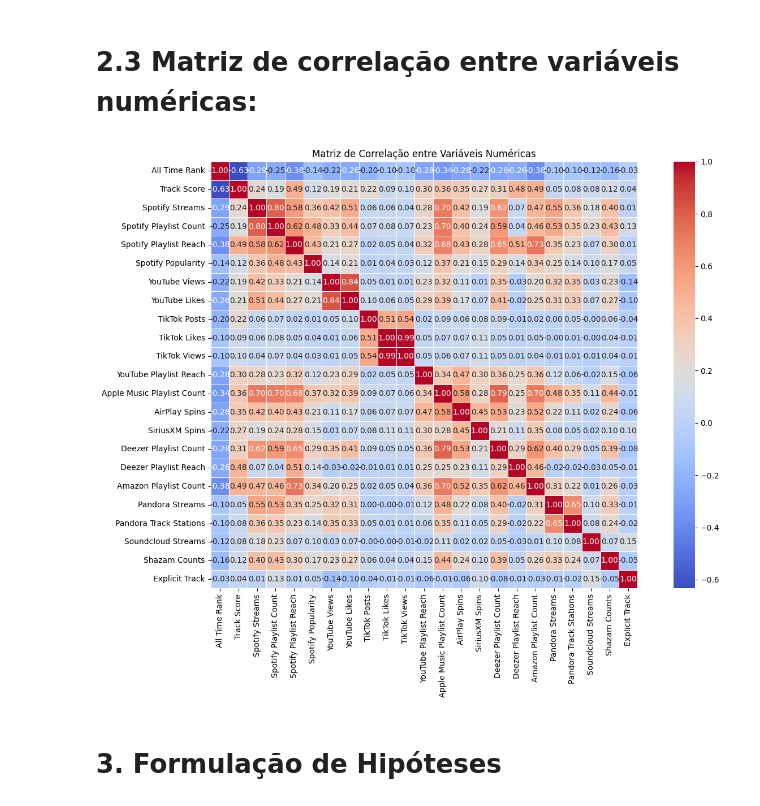
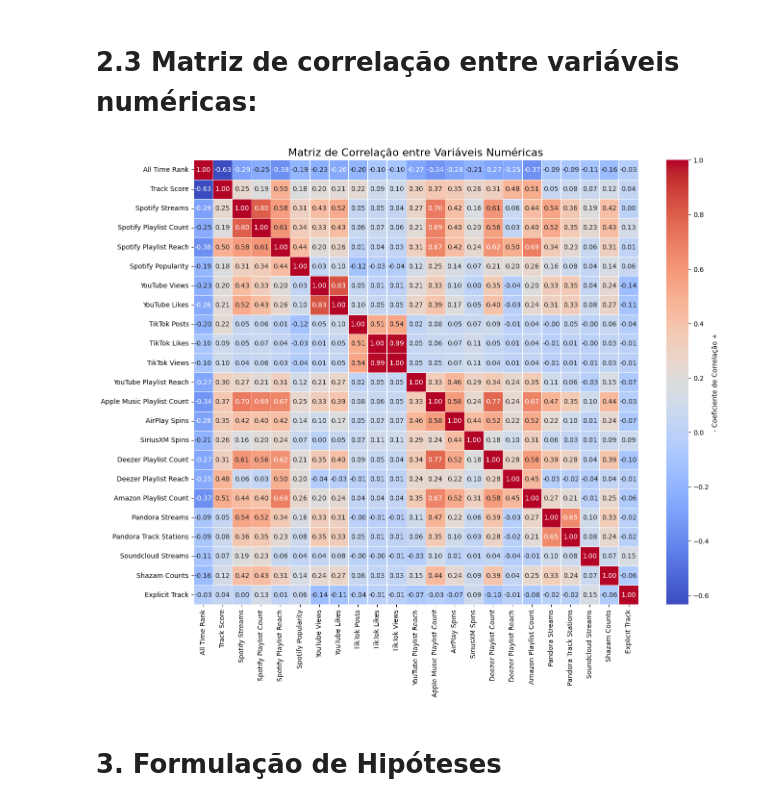
Before and after one commit to vitorlooo/AnaliseDados_projeto1, a Jupyter notebook: AnaliseProjetoMusicas.ipynb, the cells around one changed output. Cells and saved outputs as stored; diff of their text form; code cells hidden in the pictures.

```diff
--- a/AnaliseProjetoMusicas.ipynb
+++ b/AnaliseProjetoMusicas.ipynb
@@ -166,2 +180,0 @@ df['Artist'] = df['Artist'].fillna('Desconhecido')
-# %%
-df = df.fillna(0)
@@ -273,0 +269,16 @@ Explicit Track: 0 outliers
+# %%
+# Verifica se há algum valor faltando. Se encontrar valores ausentes, preenche com a mediana da coluna
+
+colunas_para_mediana = [
+    'Soundcloud Streams', 'SiriusXM Spins', 'Pandora Track Stations',
+    'TikTok Posts', 'Pandora Streams', 'Amazon Playlist Count',
+    'YouTube Playlist Reach', 'TikTok Views', 'TikTok Likes',
+    'Deezer Playlist Reach', 'Deezer Playlist Count',
+    'Spotify Popularity', 'Shazam Counts', 'Apple Music Playlist Count',
+    'AirPlay Spins', 'YouTube Likes', 'YouTube Views',
+    'Spotify Streams', 'Spotify Playlist Reach', 'Spotify Playlist Count'
+]
+
+for col in colunas_para_mediana:
+    if col in df.columns and df[col].isnull().any():
+        df[col].fillna(df[col].median(), inplace=True)
@@ -363,17 +473,31 @@ Explicit Track              1.000000e+00
 # %% [markdown]
 # 2.3 Matriz de correlação entre variáveis numéricas:
 # %%
-
+# Seleciona as colunas do tipo float e int e as armazena em 'numeric_cols'
 numeric_cols = df.select_dtypes(include=['float64', 'int64']).columns
 
+# O método '.corr()' calcula a matriz de correlação.
+
+# 1: correlação positiva (quando uma aumenta outra também aumenta)
+#-1: Correlação negativa (quando uma aumenta a outra diminui)
+# 0: Não há relação linear entre as variáveis
 correlacoes = df[numeric_cols].corr()
 
-plt.figure(figsize=(14, 10))
-sns.heatmap(correlacoes, annot=True, fmt=".2f", cmap='coolwarm', square=True, linewidths=0.5)
-plt.title('Matriz de Correlação entre Variáveis Numéricas')
-plt.tight_layout()
+plt.figure(figsize=(15, 12))
+sns.heatmap(correlacoes,
+            annot=True,
+            fmt=".2f",
+            cmap='coolwarm',
+            square=True,
+            linewidths=0.5,
+            annot_kws={"fontsize": 10},
+            cbar_kws={"label": "- Coeficiente de Correlação +"})
+
+plt.title('Matriz de Correlação entre Variáveis Numéricas', fontsize=16)
+plt.xticks(fontsize=10)
+plt.yticks(fontsize=10)
 plt.show()
 # %% [output]
-[figure, old version]
+[figure, new version]
 # %% [markdown]
 # **3. Formulação de Hipóteses**
```
Also changed, not shown: parts of 43 cells of this notebook.
